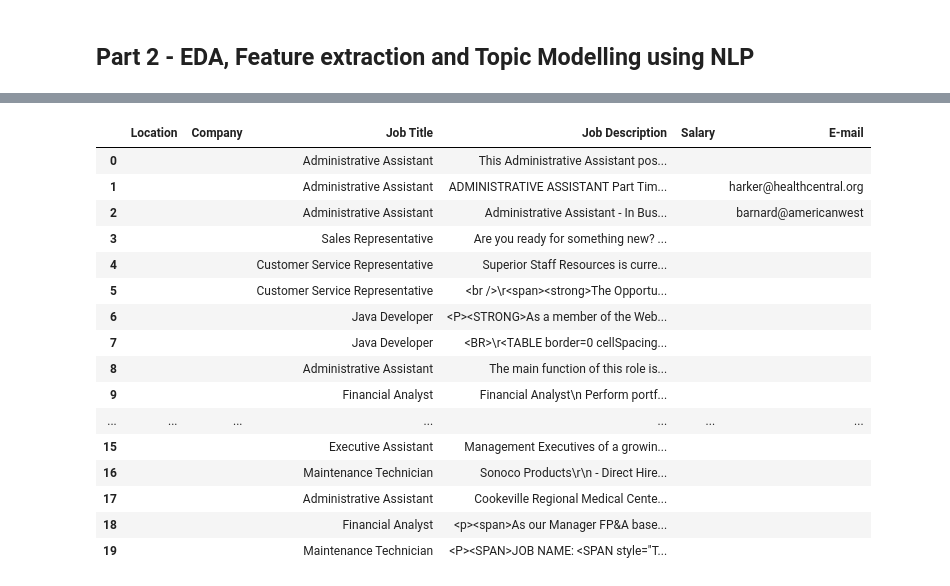
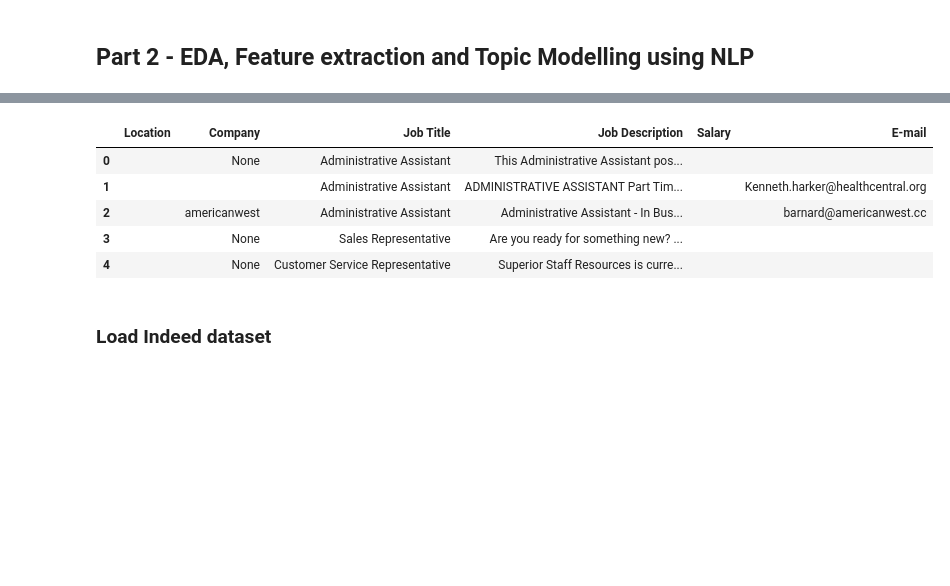
Before and after one commit to etzimopoulos/Job-descriptions-topic-modelling-using-NLP, a Jupyter notebook: job-specs-topic-modelling-using-NLP-part2-EDA-Feature-Extraction-NLP-Modelling.ipynb, the cells around one changed output, grey strips where cells are left out. Saved outputs shown, nothing was run; the diff lists cells and outputs as text; code cells hidden in the pictures; blank space fills up the shorter version.

Commit message:
Completed Kaggle and Indeed jobs pre-processing and saved as CSVs

```diff
--- a/job-specs-topic-modelling-using-NLP-part2-EDA-Feature-Extraction-NLP-Modelling.ipynb
+++ b/job-specs-topic-modelling-using-NLP-part2-EDA-Feature-Extraction-NLP-Modelling.ipynb
@@ -8,3 +10,2 @@ import support_functions as sf
 # %%
-jobs = pd.read_csv('./KaggleJobs.csv', na_filter=False)
-jobs.head(20)
+jobs = pd.read_csv('../offline-datasets/kaggle-top30-job-descriptions/pre-processed/KaggleJobs.csv', na_filter=False)
@@ -30,21 +23,10 @@ jobs.head(20)
 jobs.drop('Unnamed: 0', axis=1, inplace=True)
 # %%
-jobs.head(20)
+jobs.head()
 # %% [output]
 |  | Location | Company | Job Title | Job Description | Salary | E-mail |
-| 0 |  |  | Administrative Assistant | This Administrative Assistant pos... |  |  |
-| 1 |  |  | Administrative Assistant | ADMINISTRATIVE ASSISTANT Part Tim... |  | harker@healthcentral.org |
-| 2 |  |  | Administrative Assistant | Administrative Assistant - In Bus... |  | barnard@americanwest |
-| 3 |  |  | Sales Representative | Are you ready for something new? ... |  |  |
-| 4 |  |  | Customer Service Representative | Superior Staff Resources is curre... |  |  |
-| 5 |  |  | Customer Service Representative | <br />\r<span><strong>The Opportu... |  |  |
-| 6 |  |  | Java Developer | <P><STRONG>As a member of the Web... |  |  |
-| 7 |  |  | Java Developer | <BR>\r<TABLE border=0 cellSpacing... |  |  |
-| 8 |  |  | Administrative Assistant | The main function of this role is... |  |  |
-| 9 |  |  | Financial Analyst | Financial Analyst\n Perform portf... |  |  |
-| ... | ... | ... | ... | ... | ... | ... |
-| 15 |  |  | Executive Assistant | Management Executives of a growin... |  |  |
-| 16 |  |  | Maintenance Technician | Sonoco Products\r\n - Direct Hire... |  |  |
-| 17 |  |  | Administrative Assistant | Cookeville Regional Medical Cente... |  |  |
-| 18 |  |  | Financial Analyst | <p><span>As our Manager FP&A base... |  |  |
-| 19 |  |  | Maintenance Technician | <P><SPAN>JOB NAME: <SPAN style="T... |  |  |
+| 0 |  | None | Administrative Assistant | This Administrative Assistant pos... |  |  |
+| 1 |  |  | Administrative Assistant | ADMINISTRATIVE ASSISTANT Part Tim... |  | Kenneth.harker@healthcentral.org |
+| 2 |  | americanwest | Administrative Assistant | Administrative Assistant - In Bus... |  | barnard@americanwest.cc |
+| 3 |  | None | Sales Representative | Are you ready for something new? ... |  |  |
+| 4 |  | None | Customer Service Representative | Superior Staff Resources is curre... |  |  |
@@ -52,0 +33,2 @@ temp = sf.extract_email(jobs)
+# %% [markdown]
+### Load Indeed dataset
```
Also changed, not shown: parts of 7 cells of this notebook, 2 other files.
